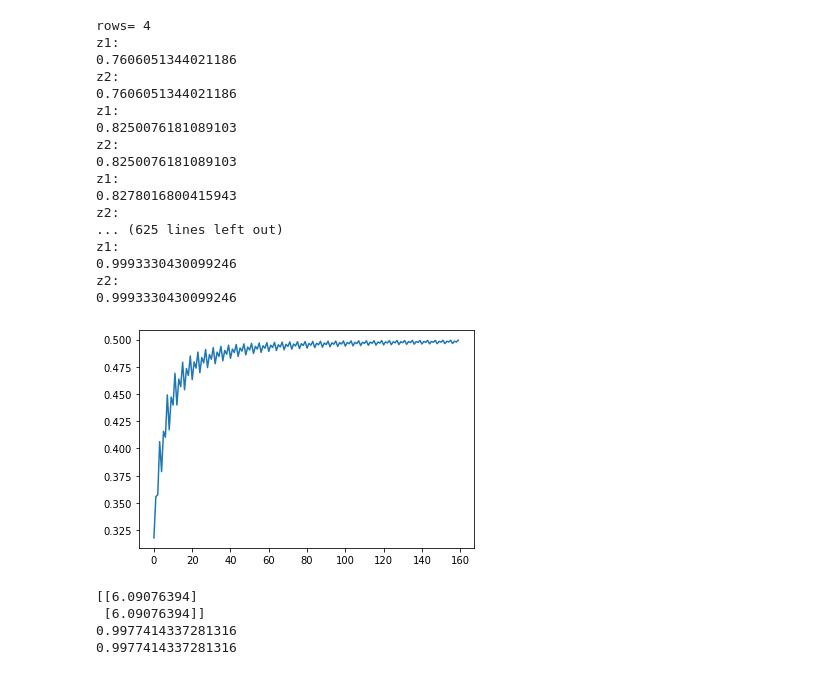
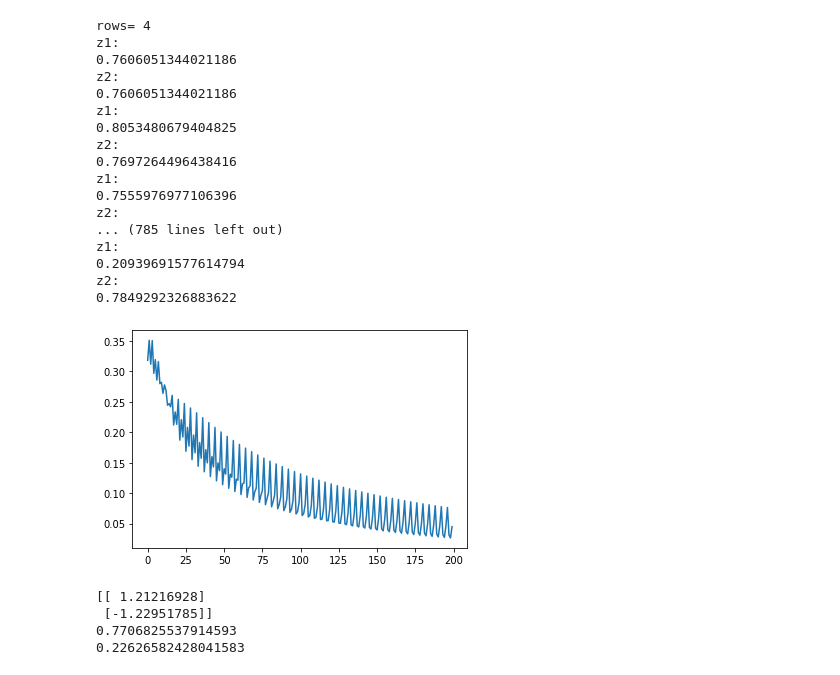
Before and after one commit to ghgv/Neural_net, a Jupyter notebook: NN.ipynb, the cells around one changed output. Cells and saved outputs as stored; diff of their text form; code cells hidden in the pictures.

```diff
--- a/NN.ipynb
+++ b/NN.ipynb
@@ -4,8 +4,8 @@
 import numpy as np
 import matplotlib.pyplot as plt
 
-sigmoid=0
-binary_cross_entropy=1
+sigmoid=1
+binary_cross_entropy=0
 
 W0=1
 B1=1
@@ -30,7 +30,7 @@ z=0.0000001
 rate=1
 Error=[]
 print("rows= %i " % a)
-for k in range(40):
+for k in range(50):
     #print("Epoch[%i] " %k)
     for i in range(b+1):
 
@@ -74,7 +74,7 @@ for k in range(40):
           #print(dz2dp2)
         if (binary_cross_entropy==1):
           dp1dz1=-0.5*((D[0,i]*np.log(z1)+(1-D[0,i])*np.log(1-z1))+(D[1,i]*np.log(z2)+(1-D[1,i])*np.log(1-z2)))
-          dp2dz2=-0.5*((D[0,i]*np.log(z1)+(1-D[0,i])*np.log(1-z1))+(D[1,i]*np.log(z2)+(1-D[1,i])*np.log(1-z2)))
+          dp2dz2=-0.5*((D[1,i]*np.log(z1)+(1-D[1,i])*np.log(1-z1))+(D[0,i]*np.log(z2)+(1-D[0,i])*np.log(1-z2)))
           dz1dp1=(z1*(1-z1))
           dz2dp2=(z2*(1-z2))
 
@@ -95,42 +95,42 @@ for k in range(40):
         dp2dw24=dp2dz2*dz2dp2
 
 
         Wp=np.array([[dp1dw11, dp1dw12, dp1dw13, dp1dw14],
                      [dp2dw21 ,dp2dw22 ,dp2dw23 ,dp2dw24]])
         W=W+rate*Wp
         #print("New W:")
         #print(W)
         error=0.5*(D[0,i]-z1)*(D[0,i]-z1)+0.5*(D[1,i]-z2)*(D[1,i]-z2)
         #print("Error %f" % error)
         Error.append(error)
 plt.plot(Error)
 plt.show()
 
-X_test=np.array([[0.096, 0.64, 0.05,1]])
+X_test=np.array([[0.096, 0.64, 0.15,1]])
 c=W.dot(X_test.T)
 print(c)
 print(1/(1+np.exp(-c[0,0])))
 print(1/(1+np.exp(-c[1,0])))
 # %% [output]
 rows= 4
 z1:
 0.7606051344021186
 z2:
 0.7606051344021186
 z1:
-0.8250076181089103
+0.8053480679404825
 z2:
-0.8250076181089103
+0.7697264496438416
 z1:
-0.8278016800415943
+0.7555976977106396
 z2:
-... (625 lines left out)
+... (785 lines left out)
 z1:
-0.9993330430099246
+0.20939691577614794
 z2:
-0.9993330430099246
+0.7849292326883622
-[figure, old version]
+[figure, new version]
-[[6.09076394]
- [6.09076394]]
-0.9977414337281316
-0.9977414337281316
+[[ 1.21216928]
+ [-1.22951785]]
+0.7706825537914593
+0.22626582428041583
```
